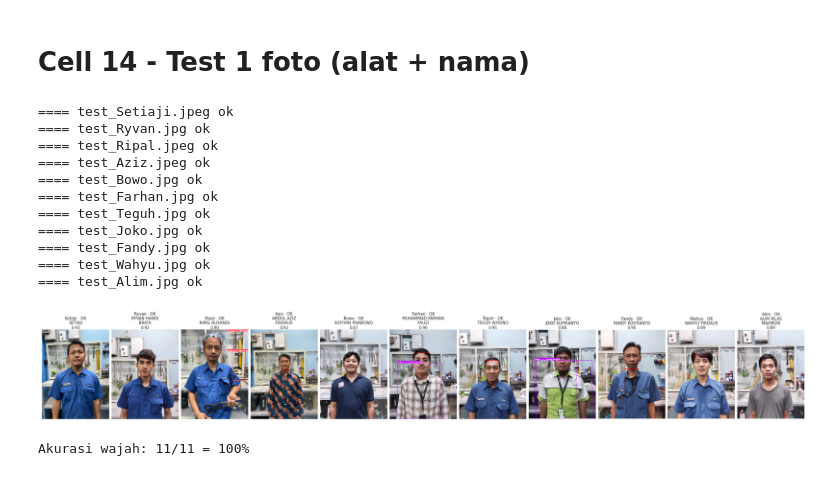
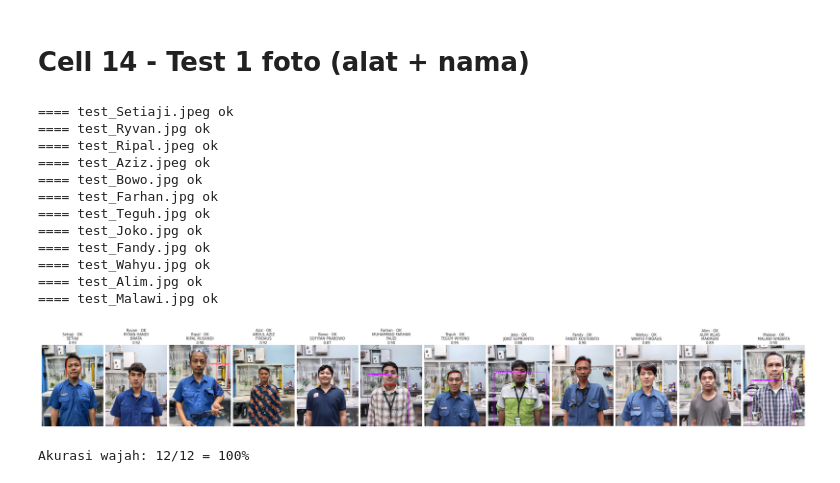
Before and after one commit to AzizLike29/Detection-Tools, a Jupyter notebook: notebooks/google_colab/01_train_test.ipynb, the cells around one changed output. Saved outputs shown, nothing was run; the diff lists cells and outputs as text; code cells hidden in the pictures.

Commit message:
feat: add technician gallery and face test photos

```diff
--- a/notebooks/google_colab/01_train_test.ipynb
+++ b/notebooks/google_colab/01_train_test.ipynb
@@ -292,7 +294,7 @@ yolo = YOLO(str(ROOT / "runs" / "colab-3" / "weights" / "best.pt"))
 
 nama_file = [
     "test_Setiaji.jpeg", "test_Ryvan.jpg", "test_Ripal.jpeg", "test_Aziz.jpeg",
-    "test_Bowo.jpg", "test_Farhan.jpg", "test_Teguh.jpg", "test_Joko.jpg", "test_Fandy.jpg", "test_Wahyu.jpg", "test_Alim.jpg"
+    "test_Bowo.jpg", "test_Farhan.jpg", "test_Teguh.jpg", "test_Joko.jpg", "test_Fandy.jpg", "test_Wahyu.jpg", "test_Alim.jpg", "test_Malawi.jpg"
 ]
 
 hasil = []
@@ -351,32 +353,33 @@ for ax, item in zip(axes, hasil):
     nama = item["nama"]
     potong = nama.split()
     if len(potong) >= 3:
         nama = " ".join(potong[:2]) + "\n" + " ".join(potong[2:])
     ax.set_title(
         f"{item['judul']} · {status}\n{nama}\n{item['skor']:.2f}",
         fontsize=7,
         pad=2,
         color="#222222",
         fontweight="normal",
         linespacing=1.15,
     )
     ax.axis("off")
     ax.set_aspect("equal")
 
 fig.subplots_adjust(left=0, right=1, top=0.78, bottom=0, wspace=0.04)
 plt.show()
 print(f"Akurasi wajah: {benar_wajah}/{total} = {100 * benar_wajah / total:.0f}%" if total else "Tidak ada foto")
 # %% [output]
 ==== test_Setiaji.jpeg ok
 ==== test_Ryvan.jpg ok
 ==== test_Ripal.jpeg ok
 ==== test_Aziz.jpeg ok
 ==== test_Bowo.jpg ok
 ==== test_Farhan.jpg ok
 ==== test_Teguh.jpg ok
 ==== test_Joko.jpg ok
 ==== test_Fandy.jpg ok
 ==== test_Wahyu.jpg ok
 ==== test_Alim.jpg ok
+==== test_Malawi.jpg ok
-[figure, old version]
+[figure, new version]
-Akurasi wajah: 11/11 = 100%
+Akurasi wajah: 12/12 = 100%
```
Also changed, not shown: parts of 3 cells of this notebook, 30 other files.
